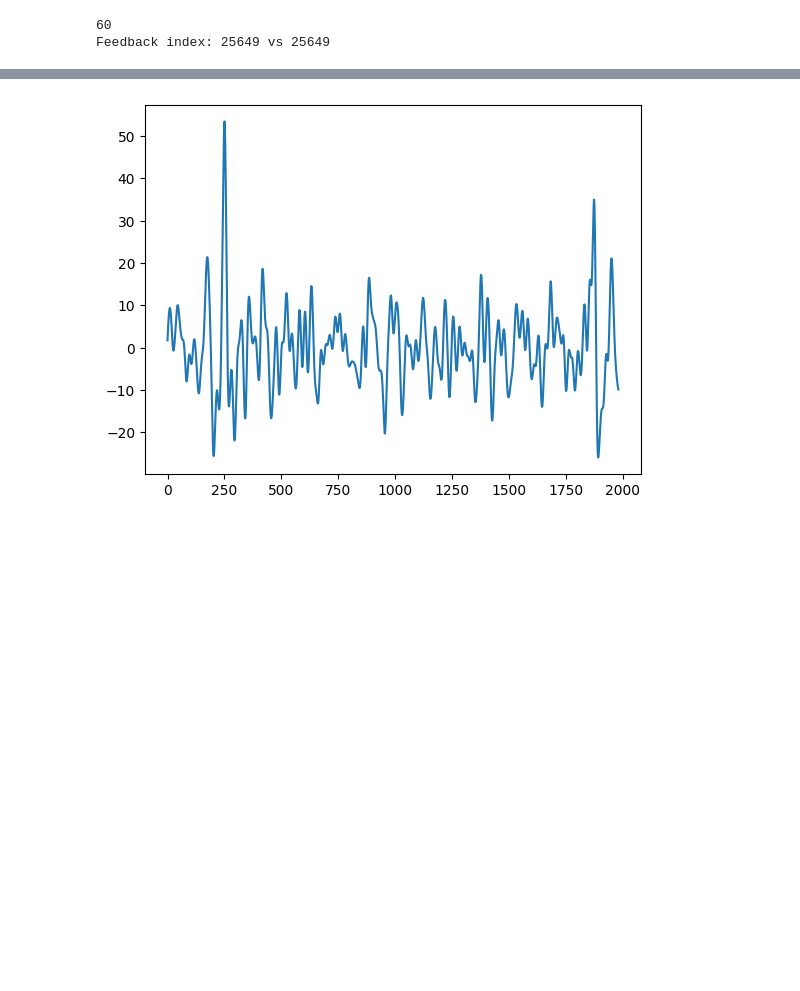
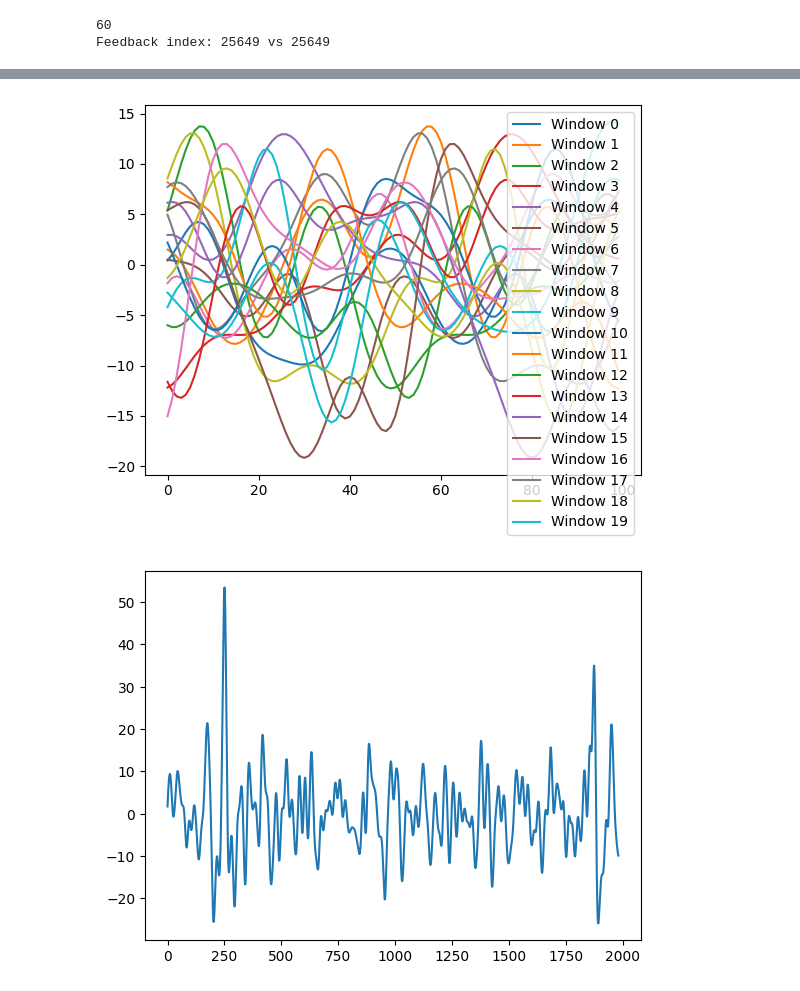
Before and after one commit to nspyrop03/bci-challenge-ner15, a Jupyter notebook: p300_detection.ipynb, the cells around one changed output, grey strips where cells are left out. Saved outputs shown, nothing was run; the diff lists cells and outputs as text; code cells hidden in the pictures; blank space fills up the shorter version.

```diff
--- a/p300_detection.ipynb
+++ b/p300_detection.ipynb
@@ -315,3 +315,24 @@ def get_important_parts(feedback_id, channel = default_channel):
     data['blinking_processed'] = data['blinking_raw'] - between_break_mean
 
     return data
+
+def sliding_window(feedback_id, channel = default_channel):
+    data = get_important_parts(feedback_id, channel)
+    blinking_data = data['blinking_processed']
+
+    window_time = 0.5
+    window_size = int(window_time * fs)
+    window_step = int(0.25 * fs)
+    windows = []
+    num_windows = (len(blinking_data) - window_size) // window_step + 1
+
+    for i in range(num_windows):
+        window = {}
+        window['signal'] = blinking_data[i*window_step:i*window_step+window_size]
+        window['mean'] = np.mean(window['signal'])
+        window['peak'] = np.max(window['signal'])
+        window['latency'] = np.argmax(window['signal']) / fs
+        window['amplitude'] = np.max(window['signal']) - np.min(window['signal'])
+        windows.append(window)
+
+    return windows
@@ -330,5 +369,13 @@ plt.show()
 [figure]
 [figure]
+# %%
+windows = sliding_window(0)
+for i in range(len(windows)):
+    plt.plot(windows[i]['signal'], label=f'Window {i}')
+plt.legend()
+plt.show()
+# %% [output]
+[figure, added]
 # %%
 offset = 3
 t1 = feedback_times.iloc[offset] + 1.3
```
Also changed, not shown: parts of 3 cells of this notebook.
